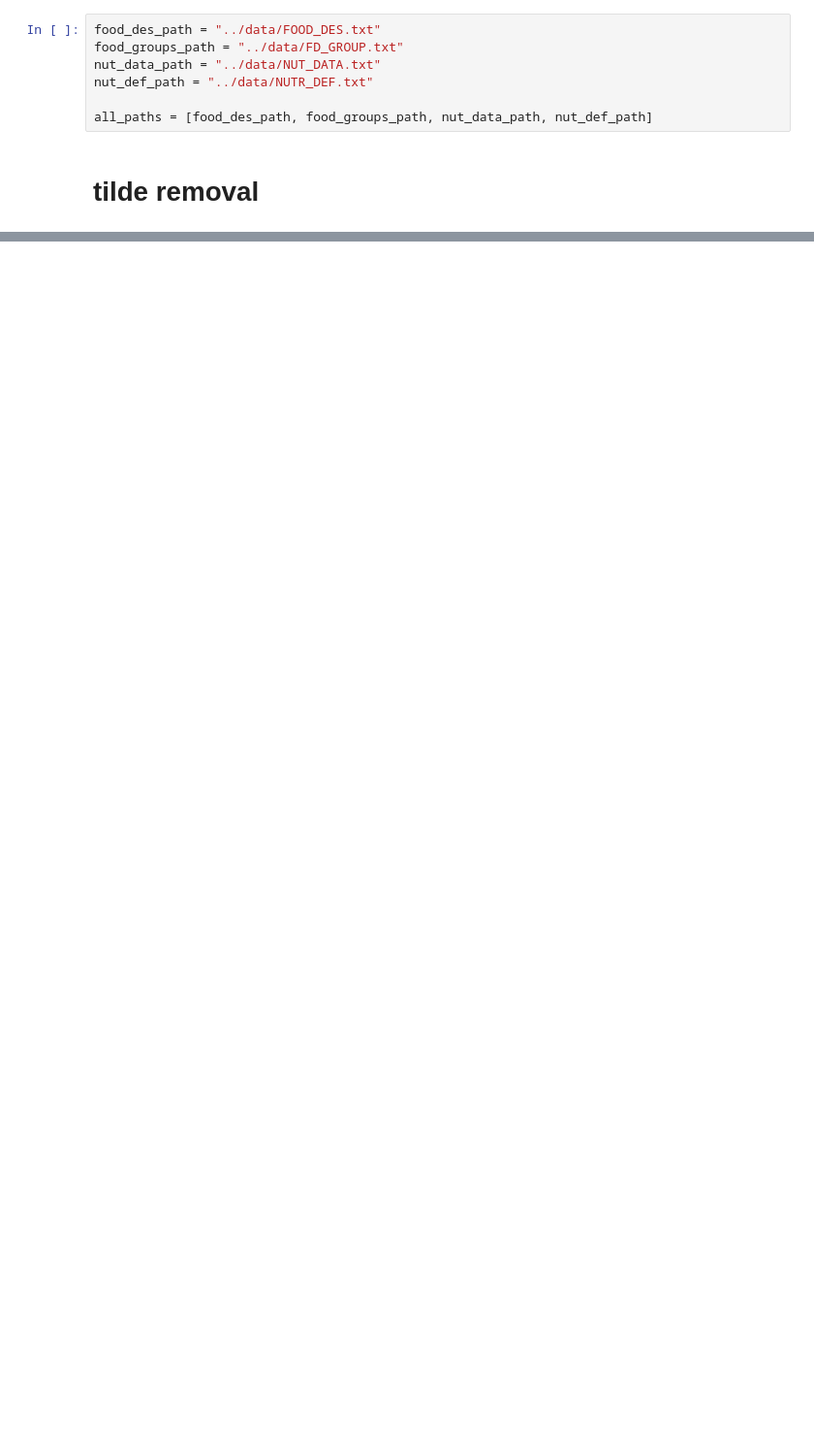
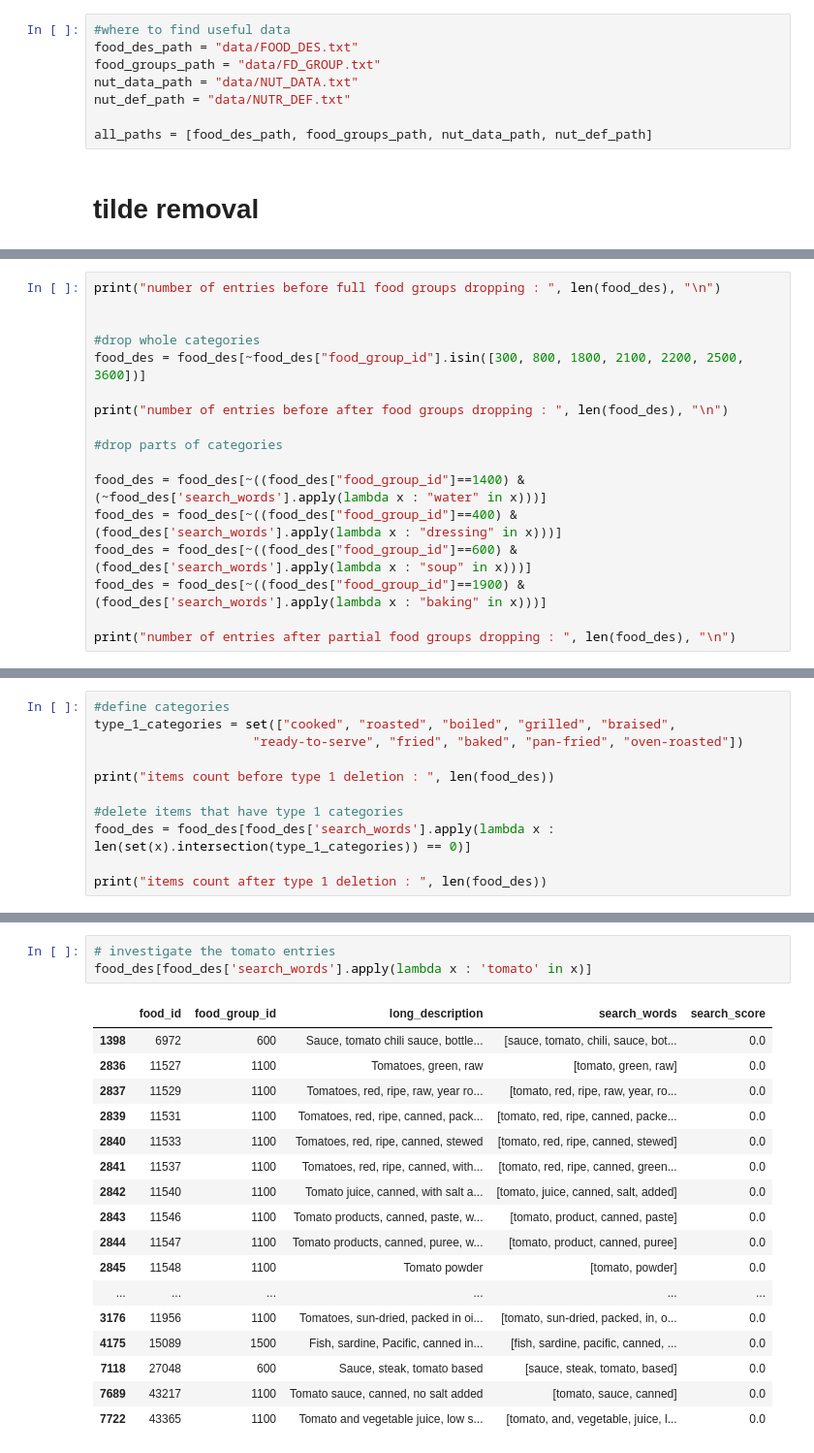
Before and after one commit to epfl-ada-2018/Project, a Jupyter notebook: notebooks/USDA_parsing.ipynb, the cells around one changed output, grey strips where cells are left out. Shown: that part at 97% size. Saved outputs shown, nothing was run; the diff lists cells and outputs as text; blank space fills up the shorter version.

```diff
--- a/notebooks/USDA_parsing.ipynb
+++ b/notebooks/USDA_parsing.ipynb
@@ -10,10 +14,11 @@ import inflect
 # %% [markdown]
 # files paths
 # %%
-food_des_path = "../data/FOOD_DES.txt"
-food_groups_path = "../data/FD_GROUP.txt"
-nut_data_path = "../data/NUT_DATA.txt"
-nut_def_path = "../data/NUTR_DEF.txt"
+#where to find useful data
+food_des_path = "data/FOOD_DES.txt"
+food_groups_path = "data/FD_GROUP.txt"
+nut_data_path = "data/NUT_DATA.txt"
+nut_def_path = "data/NUTR_DEF.txt"
 
 all_paths = [food_des_path, food_groups_path, nut_data_path, nut_def_path]
 # %% [markdown]
@@ -175,0 +173,17 @@ search_ingredient("honey")
+# %%
+print("number of entries before full food groups dropping : ", len(food_des), "\n")
+
+
+#drop whole categories
+food_des = food_des[~food_des["food_group_id"].isin([300, 800, 1800, 2100, 2200, 2500, 3600])]
+
+print("number of entries before after food groups dropping : ", len(food_des), "\n")
+
+#drop parts of categories
+
+food_des = food_des[~((food_des["food_group_id"]==1400) & (~food_des['search_words'].apply(lambda x : "water" in x)))]
+food_des = food_des[~((food_des["food_group_id"]==400) & (food_des['search_words'].apply(lambda x : "dressing" in x)))]
+food_des = food_des[~((food_des["food_group_id"]==600) & (food_des['search_words'].apply(lambda x : "soup" in x)))]
+food_des = food_des[~((food_des["food_group_id"]==1900) & (food_des['search_words'].apply(lambda x : "baking" in x)))]
+
+print("number of entries after partial food groups dropping : ", len(food_des), "\n")
@@ -175,0 +198,11 @@ search_ingredient("honey")
+# %%
+#define categories
+type_1_categories = set(["cooked", "roasted", "boiled", "grilled", "braised",
+                     "ready-to-serve", "fried", "baked", "pan-fried", "oven-roasted"])
+
+print("items count before type 1 deletion : ", len(food_des))
+
+#delete items that have type 1 categories
+food_des = food_des[food_des['search_words'].apply(lambda x : len(set(x).intersection(type_1_categories)) == 0)]
+
+print("items count after type 1 deletion : ", len(food_des))
@@ -175,0 +365,21 @@ search_ingredient("honey")
+# %%
+# investigate the tomato entries
+food_des[food_des['search_words'].apply(lambda x : 'tomato' in x)]
+# %% [output]
+|  | food_id | food_group_id | long_description | search_words | search_score |
+| 1398 | 6972 | 600 | Sauce, tomato chili sauce, bottle... | [sauce, tomato, chili, sauce, bot... | 0.0 |
+| 2836 | 11527 | 1100 | Tomatoes, green, raw | [tomato, green, raw] | 0.0 |
+| 2837 | 11529 | 1100 | Tomatoes, red, ripe, raw, year ro... | [tomato, red, ripe, raw, year, ro... | 0.0 |
+| 2839 | 11531 | 1100 | Tomatoes, red, ripe, canned, pack... | [tomato, red, ripe, canned, packe... | 0.0 |
+| 2840 | 11533 | 1100 | Tomatoes, red, ripe, canned, stewed | [tomato, red, ripe, canned, stewed] | 0.0 |
+| 2841 | 11537 | 1100 | Tomatoes, red, ripe, canned, with... | [tomato, red, ripe, canned, green... | 0.0 |
+| 2842 | 11540 | 1100 | Tomato juice, canned, with salt a... | [tomato, juice, canned, salt, added] | 0.0 |
+| 2843 | 11546 | 1100 | Tomato products, canned, paste, w... | [tomato, product, canned, paste] | 0.0 |
+| 2844 | 11547 | 1100 | Tomato products, canned, puree, w... | [tomato, product, canned, puree] | 0.0 |
+| 2845 | 11548 | 1100 | Tomato powder | [tomato, powder] | 0.0 |
+| ... | ... | ... | ... | ... | ... |
+| 3176 | 11956 | 1100 | Tomatoes, sun-dried, packed in oi... | [tomato, sun-dried, packed, in, o... | 0.0 |
+| 4175 | 15089 | 1500 | Fish, sardine, Pacific, canned in... | [fish, sardine, pacific, canned, ... | 0.0 |
+| 7118 | 27048 | 600 | Sauce, steak, tomato based | [sauce, steak, tomato, based] | 0.0 |
+| 7689 | 43217 | 1100 | Tomato sauce, canned, no salt added | [tomato, sauce, canned] | 0.0 |
+| 7722 | 43365 | 1100 | Tomato and vegetable juice, low s... | [tomato, and, vegetable, juice, l... | 0.0 |
```
Also changed, not shown: parts of 75 cells of this notebook, 2 other files.
